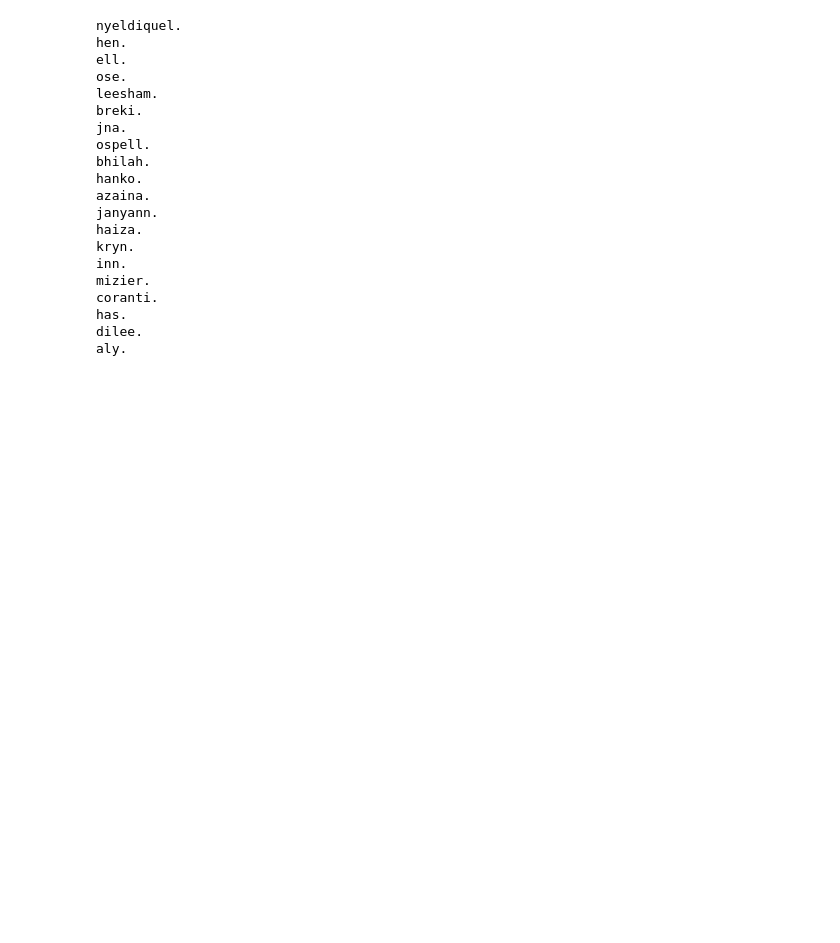
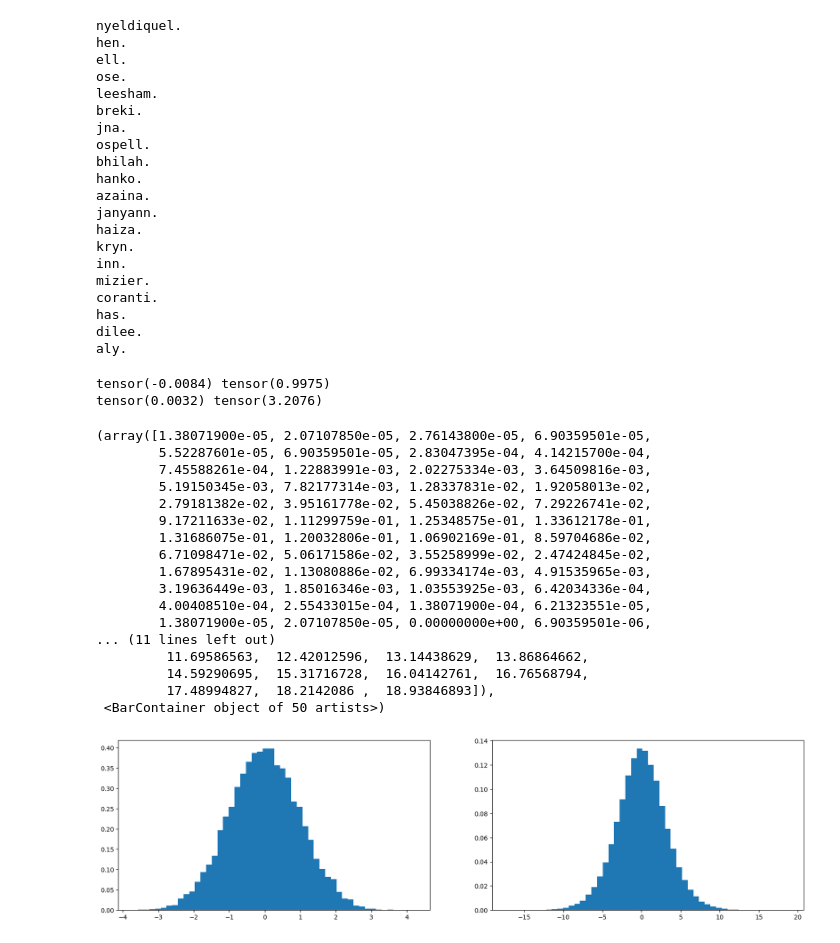
Before and after one commit to yash-meshram/neural-network, a Jupyter notebook: build_makemore_mlp2_yay.ipynb, the cells around one changed output. Saved outputs shown, nothing was run; the diff lists cells and outputs as text; code cells hidden in the pictures; blank space fills up the shorter version.

```diff
--- a/build_makemore_mlp2_yay.ipynb
+++ b/build_makemore_mlp2_yay.ipynb
@@ -899,3 +899,38 @@ aly.
 
 # 1. Softmax confidently wrong
 # 2. tanh layer too saturated at init
+# %%
+# Ex.
+x = torch.randn(1000, 10)
+w = torch.randn(10, 200)
+y = x @ w
+
+print(x.mean(), x.std())
+print(y.mean(), y.std())
+
+plt.figure(figsize=(20, 5))
+plt.subplot(121)
+plt.hist(x.view(-1).tolist(), 50, density = True)
+plt.subplot(122)
+plt.hist(y.view(-1).tolist(), 50, density = True)
+# %% [output]
+tensor(-0.0084) tensor(0.9975)
+tensor(0.0032) tensor(3.2076)
+(array([1.38071900e-05, 2.07107850e-05, 2.76143800e-05, 6.90359501e-05,
+        5.52287601e-05, 6.90359501e-05, 2.83047395e-04, 4.14215700e-04,
+        7.45588261e-04, 1.22883991e-03, 2.02275334e-03, 3.64509816e-03,
+        5.19150345e-03, 7.82177314e-03, 1.28337831e-02, 1.92058013e-02,
+        2.79181382e-02, 3.95161778e-02, 5.45038826e-02, 7.29226741e-02,
+        9.17211633e-02, 1.11299759e-01, 1.25348575e-01, 1.33612178e-01,
+        1.31686075e-01, 1.20032806e-01, 1.06902169e-01, 8.59704686e-02,
+        6.71098471e-02, 5.06171586e-02, 3.55258999e-02, 2.47424845e-02,
+        1.67895431e-02, 1.13080886e-02, 6.99334174e-03, 4.91535965e-03,
+        3.19636449e-03, 1.85016346e-03, 1.03553925e-03, 6.42034336e-04,
+        4.00408510e-04, 2.55433015e-04, 1.38071900e-04, 6.21323551e-05,
+        1.38071900e-05, 2.07107850e-05, 0.00000000e+00, 6.90359501e-06,
+... (11 lines left out)
+         11.69586563,  12.42012596,  13.14438629,  13.86864662,
+         14.59290695,  15.31716728,  16.04142761,  16.76568794,
+         17.48994827,  18.2142086 ,  18.93846893]),
+ <BarContainer object of 50 artists>)
+[figure, added]
```
Also changed, not shown: parts of 32 cells of this notebook.
